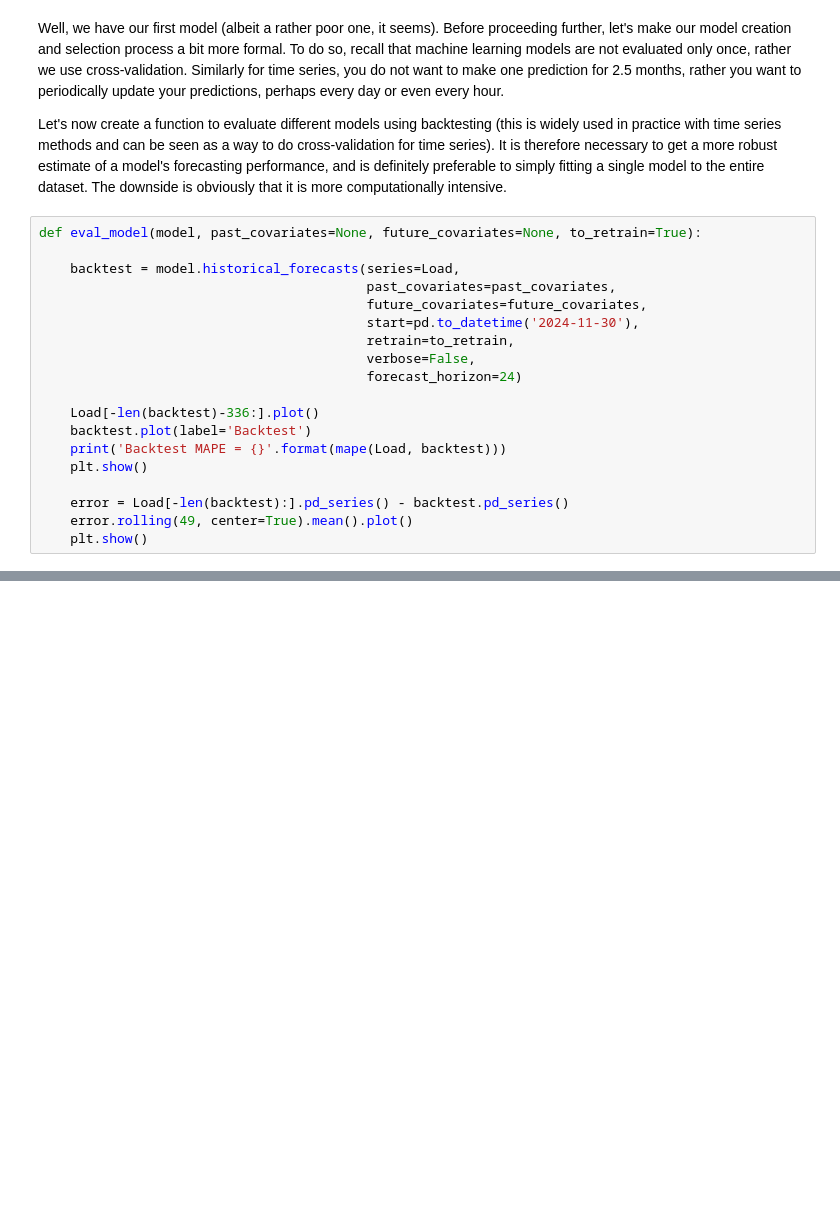
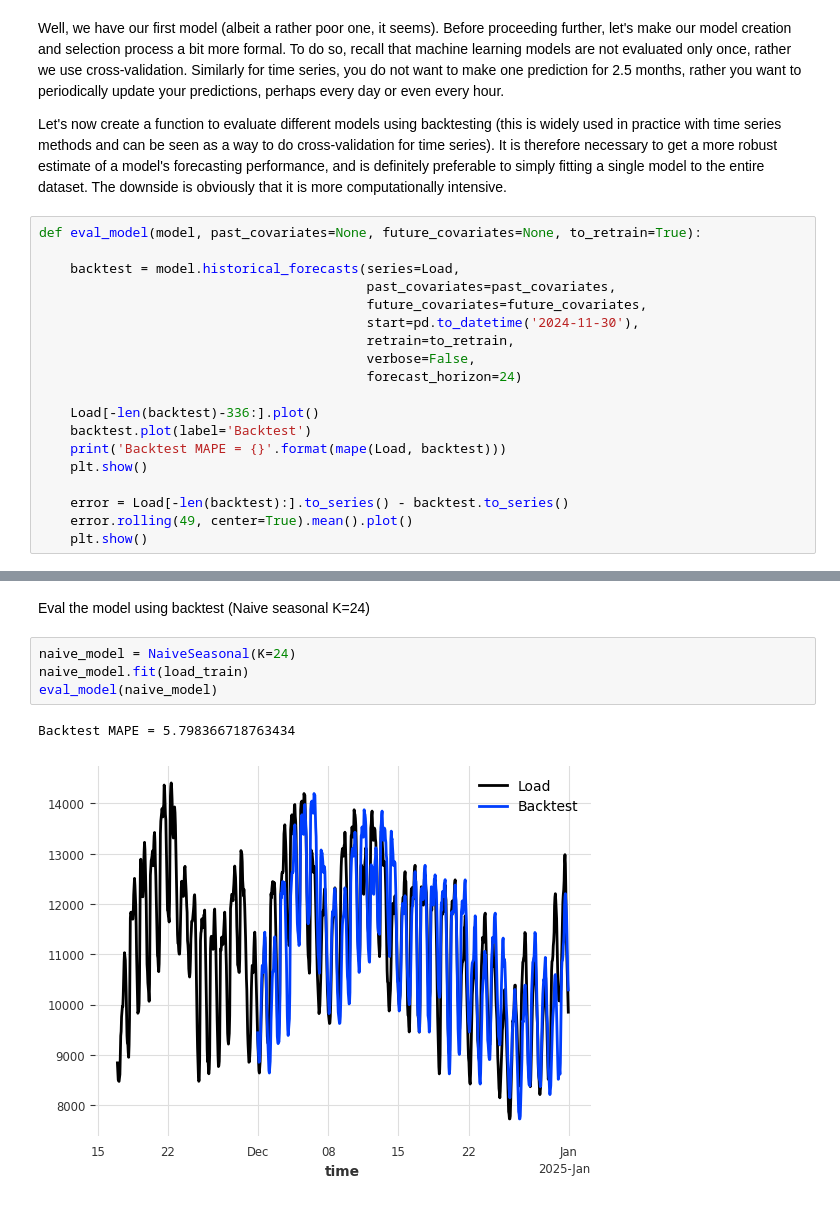
Before and after one commit to jakfar/Project, a Jupyter notebook: Preprocess jakfar.ipynb, the cells around one changed output, grey strips where cells are left out. Saved outputs shown, nothing was run; the diff lists cells and outputs as text; blank space fills up the shorter version.

Commit message:
update with more models

```diff
--- a/Preprocess jakfar.ipynb
+++ b/Preprocess jakfar.ipynb
@@ -216,7 +222,7 @@ def eval_model(model, past_covariates=None, future_covariates=None, to_retrain=T
     print('Backtest MAPE = {}'.format(mape(Load, backtest)))
     plt.show()
 
-    error = Load[-len(backtest):].pd_series() - backtest.pd_series()
+    error = Load[-len(backtest):].to_series() - backtest.to_series()
     error.rolling(49, center=True).mean().plot()
     plt.show()
 # %% [markdown]
@@ -233 +237,10 @@ DeprecationWarning: `TimeSeries.pd_series()` is deprecated and will be removed i
 [figure]
+# %% [markdown]
+Eval the model using backtest (Naive seasonal K=24)
+# %%
+naive_model = NaiveSeasonal(K=24)
+naive_model.fit(load_train)
+eval_model(naive_model)
+# %% [output]
+Backtest MAPE = 5.798366718763434
+[figure, added]
```
Also changed, not shown: parts of 14 cells of this notebook.
